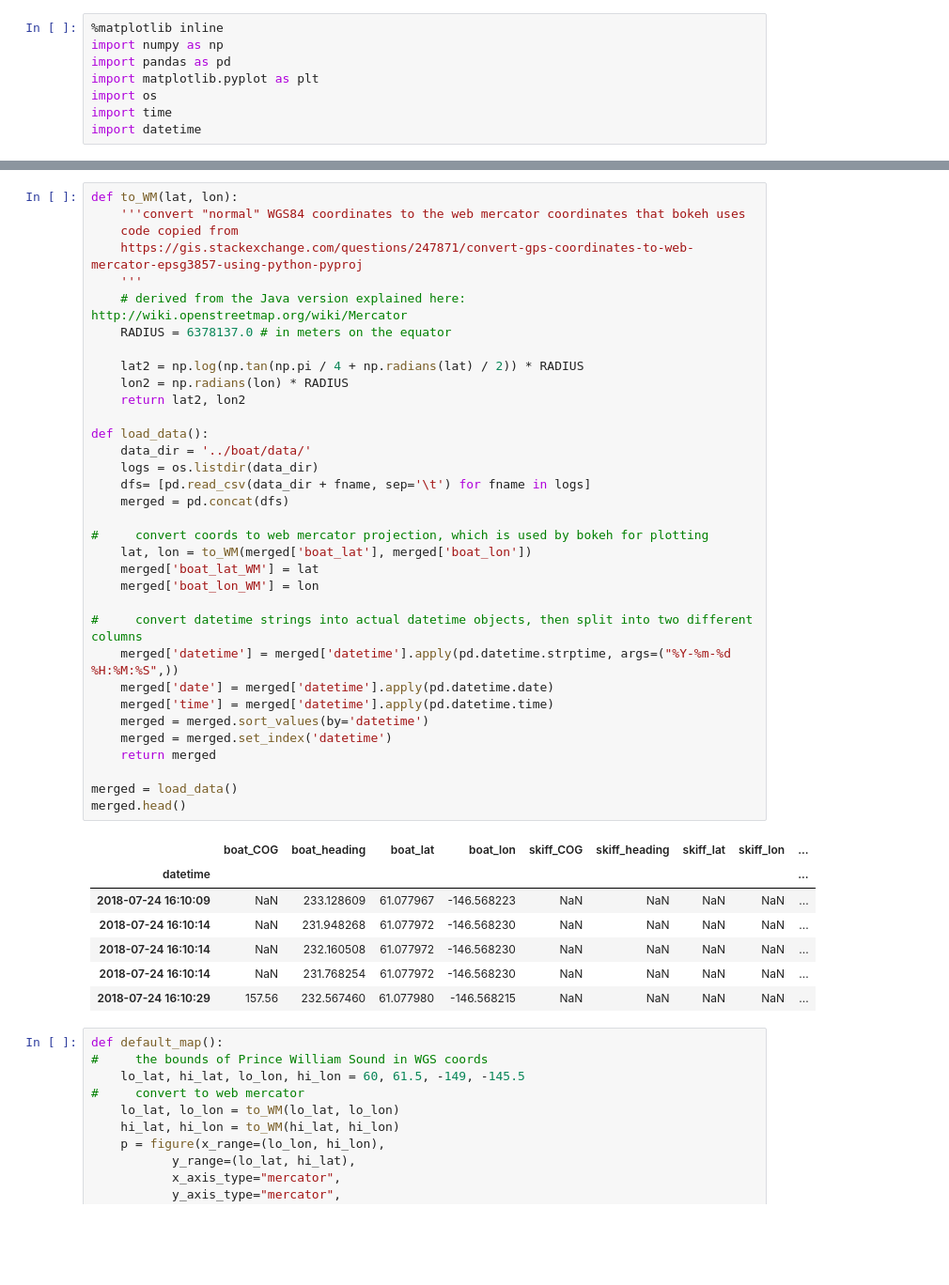
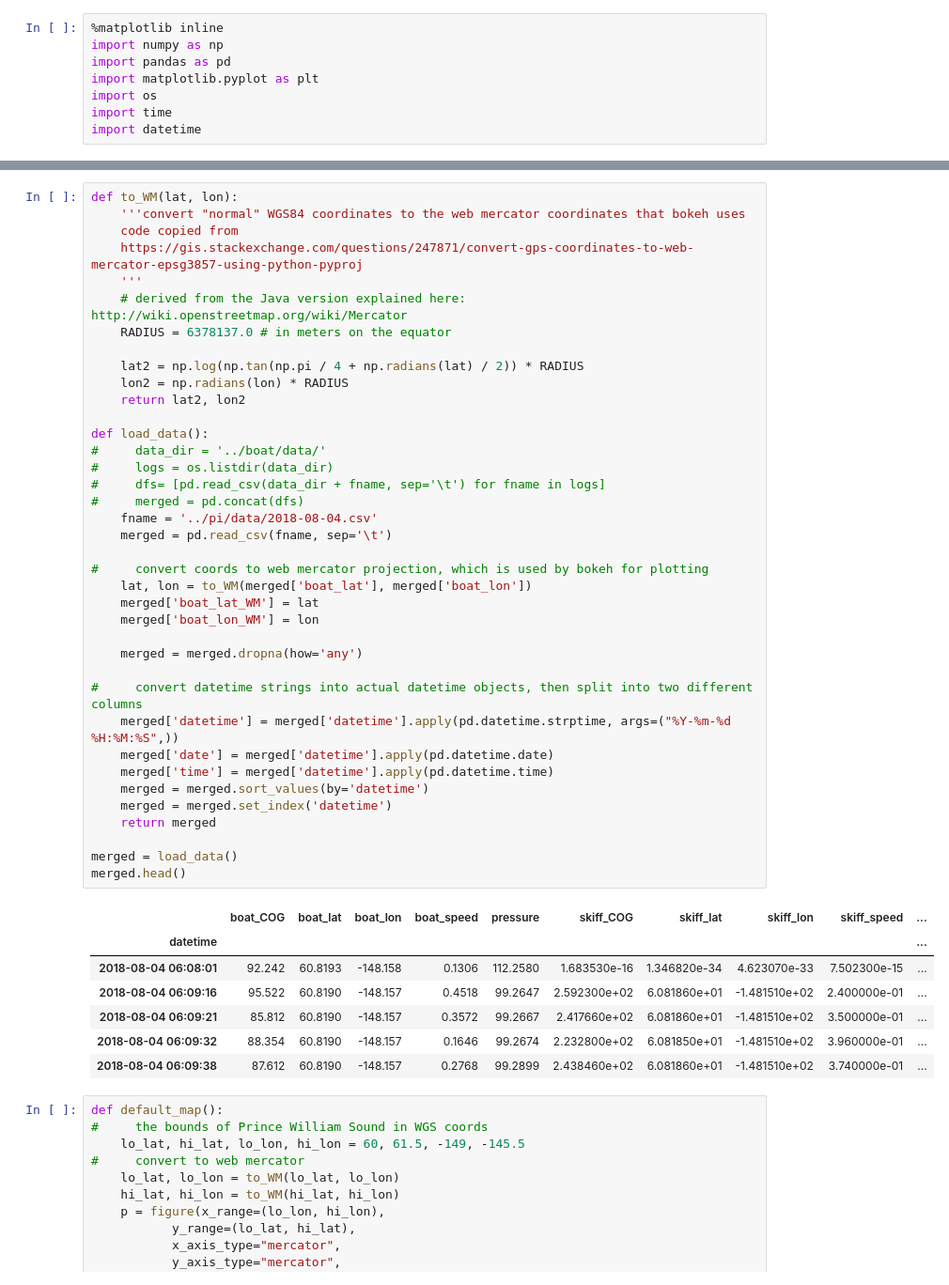
Before and after one commit to NickCrews/SmartSeiner, a Jupyter notebook: analysis/explore.ipynb, the cells around one changed output, grey strips where cells are left out. Shown at 94% size. Saved outputs shown, nothing was run; the diff lists cells and outputs as text; blank space fills up the shorter version.

```diff
--- a/analysis/explore.ipynb
+++ b/analysis/explore.ipynb
@@ -22,44 +22,48 @@ Loading BokehJS ...
 def to_WM(lat, lon):
     '''convert "normal" WGS84 coordinates to the web mercator coordinates that bokeh uses
     code copied from
     https://gis.stackexchange.com/questions/247871/convert-gps-coordinates-to-web-mercator-epsg3857-using-python-pyproj
     '''
     # derived from the Java version explained here: http://wiki.openstreetmap.org/wiki/Mercator
     RADIUS = 6378137.0 # in meters on the equator
 
     lat2 = np.log(np.tan(np.pi / 4 + np.radians(lat) / 2)) * RADIUS
     lon2 = np.radians(lon) * RADIUS
     return lat2, lon2
 
 def load_data():
-    data_dir = '../boat/data/'
-    logs = os.listdir(data_dir)
-    dfs= [pd.read_csv(data_dir + fname, sep='\t') for fname in logs]
-    merged = pd.concat(dfs)
+#     data_dir = '../boat/data/'
+#     logs = os.listdir(data_dir)
+#     dfs= [pd.read_csv(data_dir + fname, sep='\t') for fname in logs]
+#     merged = pd.concat(dfs)
+    fname = '../pi/data/2018-08-04.csv'
+    merged = pd.read_csv(fname, sep='\t')
 
 #     convert coords to web mercator projection, which is used by bokeh for plotting
     lat, lon = to_WM(merged['boat_lat'], merged['boat_lon'])
     merged['boat_lat_WM'] = lat
     merged['boat_lon_WM'] = lon
+
+    merged = merged.dropna(how='any')
 
 #     convert datetime strings into actual datetime objects, then split into two different columns
     merged['datetime'] = merged['datetime'].apply(pd.datetime.strptime, args=("%Y-%m-%d %H:%M:%S",))
     merged['date'] = merged['datetime'].apply(pd.datetime.date)
     merged['time'] = merged['datetime'].apply(pd.datetime.time)
     merged = merged.sort_values(by='datetime')
     merged = merged.set_index('datetime')
     return merged
 
 merged = load_data()
 merged.head()
 # %% [output]
-|  | boat_COG | boat_heading | boat_lat | boat_lon | skiff_COG | skiff_heading | skiff_lat | skiff_lon | ... |
-| datetime |  |  |  |  |  |  |  |  | ... |
-| 2018-07-24 16:10:09 | NaN | 233.128609 | 61.077967 | -146.568223 | NaN | NaN | NaN | NaN | ... |
-| 2018-07-24 16:10:14 | NaN | 231.948268 | 61.077972 | -146.568230 | NaN | NaN | NaN | NaN | ... |
-| 2018-07-24 16:10:14 | NaN | 232.160508 | 61.077972 | -146.568230 | NaN | NaN | NaN | NaN | ... |
-| 2018-07-24 16:10:14 | NaN | 231.768254 | 61.077972 | -146.568230 | NaN | NaN | NaN | NaN | ... |
-| 2018-07-24 16:10:29 | 157.56 | 232.567460 | 61.077980 | -146.568215 | NaN | NaN | NaN | NaN | ... |
+|  | boat_COG | boat_lat | boat_lon | boat_speed | pressure | skiff_COG | skiff_lat | skiff_lon | skiff_speed | ... |
+| datetime |  |  |  |  |  |  |  |  |  | ... |
+| 2018-08-04 06:08:01 | 92.242 | 60.8193 | -148.158 | 0.1306 | 112.2580 | 1.683530e-16 | 1.346820e-34 | 4.623070e-33 | 7.502300e-15 | ... |
+| 2018-08-04 06:09:16 | 95.522 | 60.8190 | -148.157 | 0.4518 | 99.2647 | 2.592300e+02 | 6.081860e+01 | -1.481510e+02 | 2.400000e-01 | ... |
+| 2018-08-04 06:09:21 | 85.812 | 60.8190 | -148.157 | 0.3572 | 99.2667 | 2.417660e+02 | 6.081860e+01 | -1.481510e+02 | 3.500000e-01 | ... |
+| 2018-08-04 06:09:32 | 88.354 | 60.8190 | -148.157 | 0.1646 | 99.2674 | 2.232800e+02 | 6.081850e+01 | -1.481510e+02 | 3.960000e-01 | ... |
+| 2018-08-04 06:09:38 | 87.612 | 60.8190 | -148.157 | 0.2768 | 99.2899 | 2.438460e+02 | 6.081860e+01 | -1.481510e+02 | 3.740000e-01 | ... |
 # %%
 def default_map():
 #     the bounds of Prince William Sound in WGS coords
```
Also changed, not shown: parts of 2 cells of this notebook, 2 other files.
